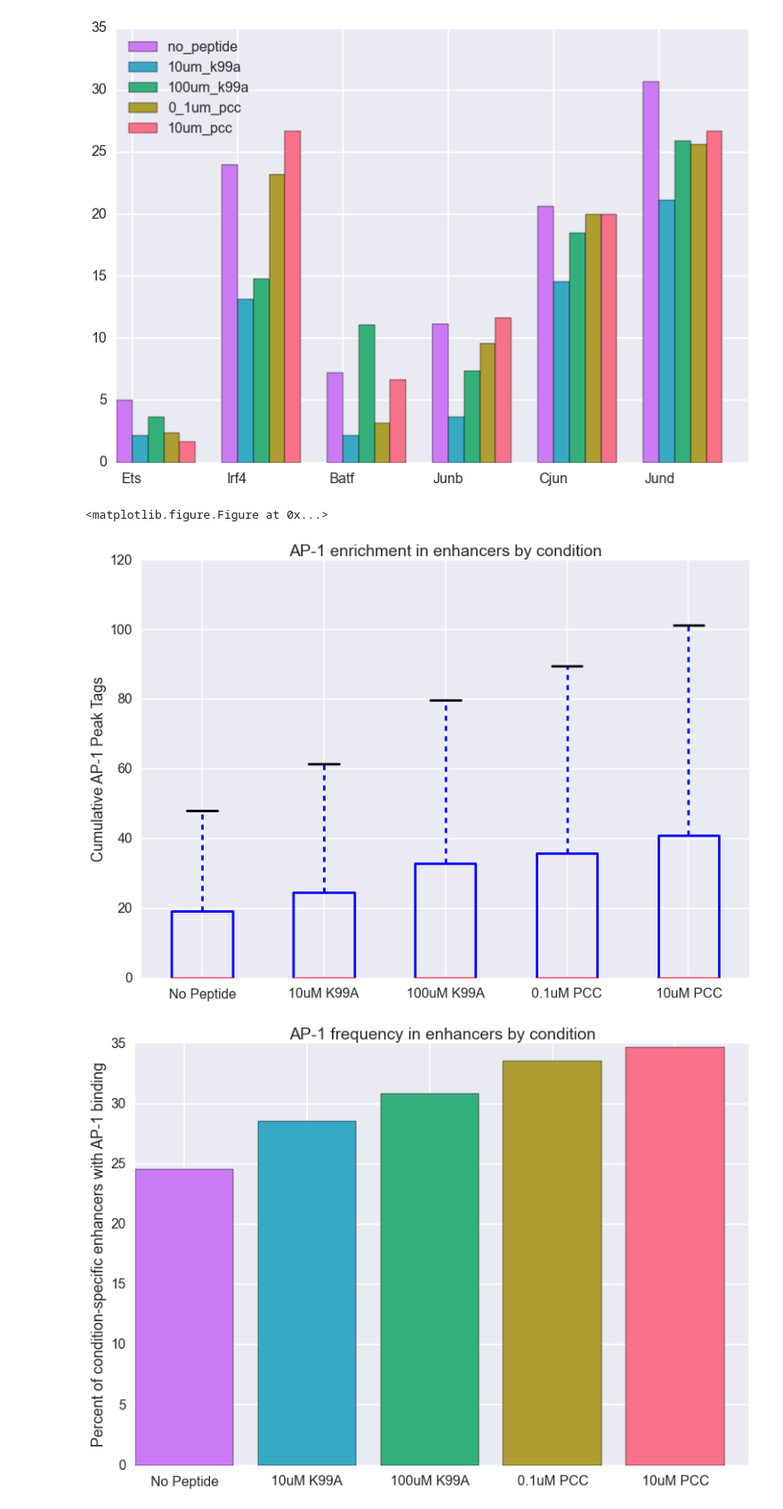
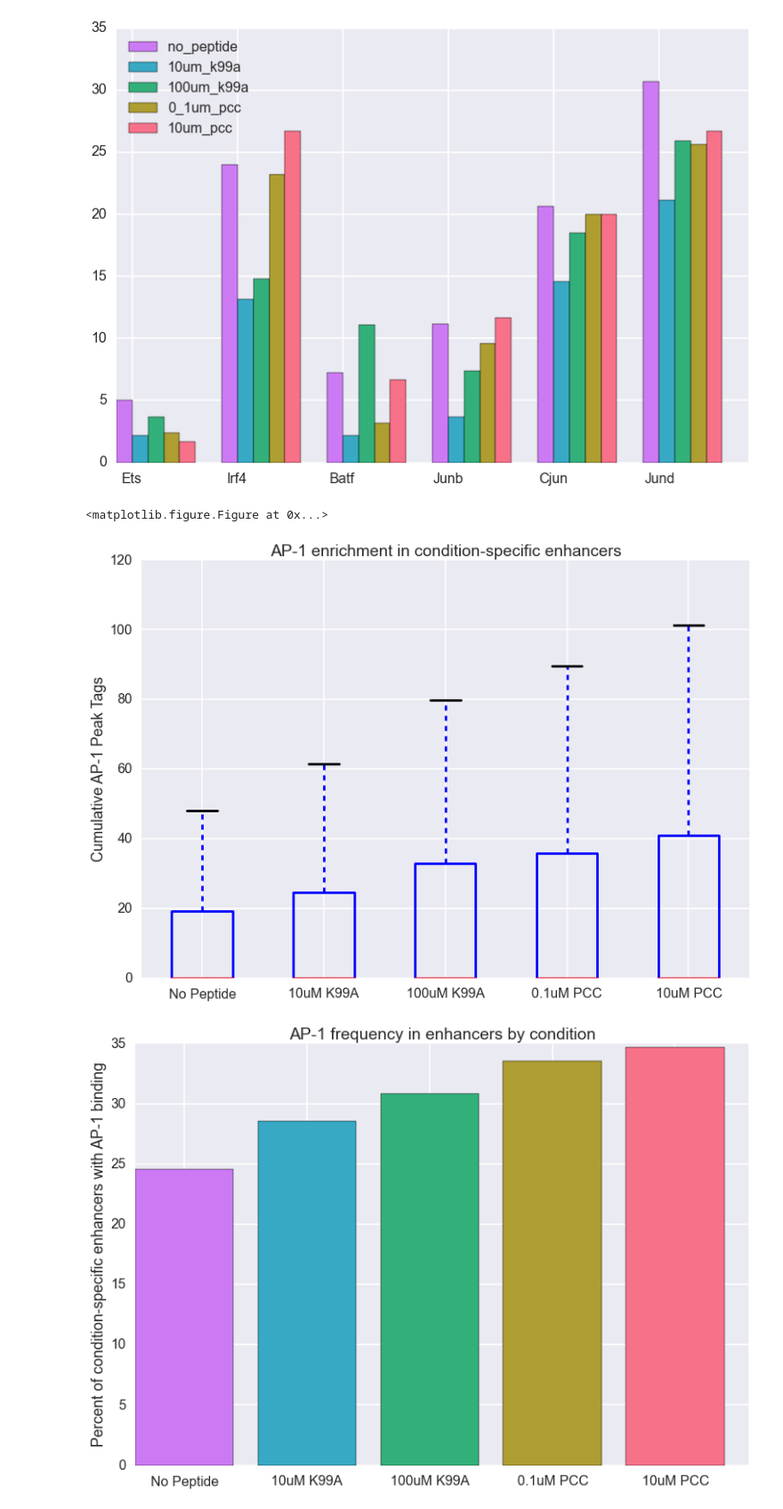
Before and after one commit to karmel/and-tcr-affinity, a Jupyter notebook: andtcr/collaborators/occurrence_ets_ap1_me2_and.ipynb, the cells around one changed output. Shown at 89% size. Saved outputs shown, nothing was run; the diff lists cells and outputs as text; code cells hidden in the pictures.

```diff
--- a/andtcr/collaborators/occurrence_ets_ap1_me2_and.ipynb
+++ b/andtcr/collaborators/occurrence_ets_ap1_me2_and.ipynb
@@ -106,35 +106,35 @@ for i, peptide in enumerate(peptides):
 
 plt.figure()
 plt.boxplot(tag_counts)
 
 plt.ylim([0,120])
 
 plt.ylabel('Cumulative AP-1 Peak Tags')
 plt.xticks(range(1, len(labels) + 1), labels)
 
-title = 'AP-1 enrichment in enhancers by condition'
+title = 'AP-1 enrichment in condition-specific enhancers'
 plt.title(title)
 plt.savefig('figures/{}.png'.format(title.replace(' ','_')),
             bbox_inches='tight')
 
 plt.figure()
 colors = sns.color_palette('husl', len(peptides))[::-1]
 width = .8
 plt.bar(range(0, len(ap1_presence)),
                 ap1_presence,
                 width, color=colors)
 
 plt.ylabel('Percent of condition-specific enhancers with AP-1 binding')
 plt.xticks([x + width/2 for x in range(0, len(peptides))], labels)
 
 title = 'AP-1 frequency in enhancers by condition'
 plt.title(title)
 
 plt.savefig('figures/{}.png'.format(title.replace(' ','_')),
             bbox_inches='tight')
 # %% [output]
 <matplotlib.figure.Figure at 0x...>
-[figure, old version]
+[figure, new version]
 [figure]
 # %%
 fname = 'enhancers_me2_and_union'
```
Also changed, not shown: parts of 1 cell of this notebook, 53 other files.
